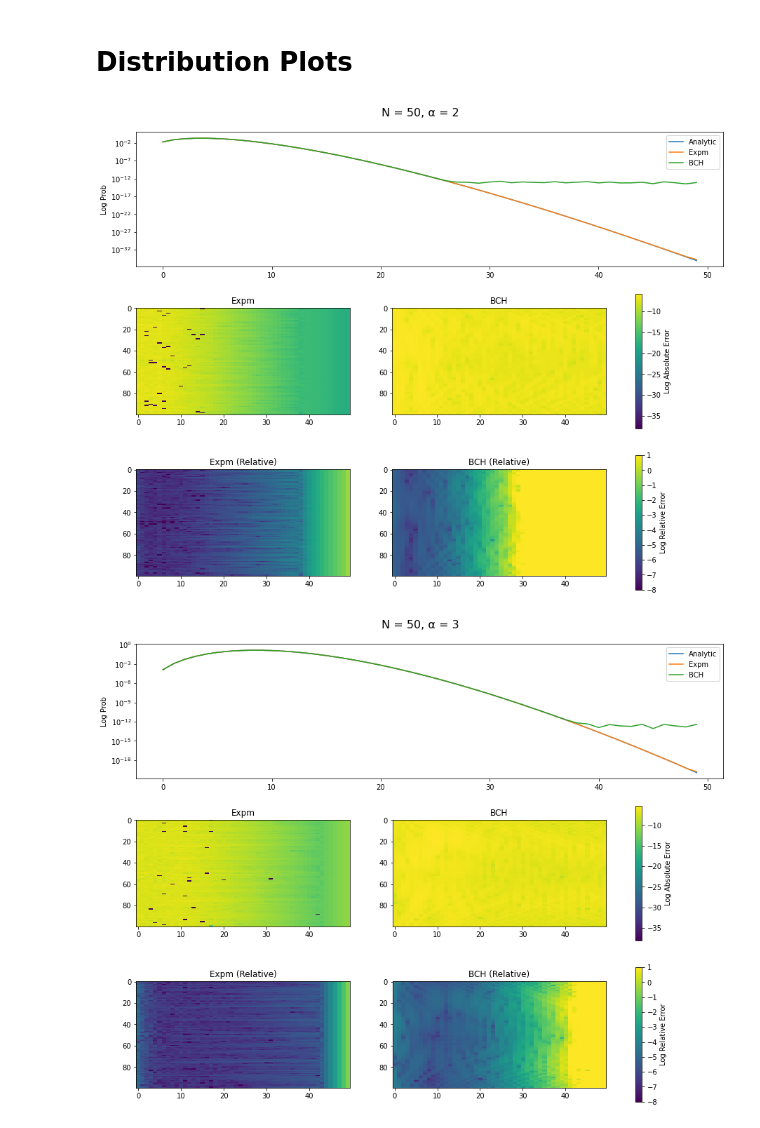
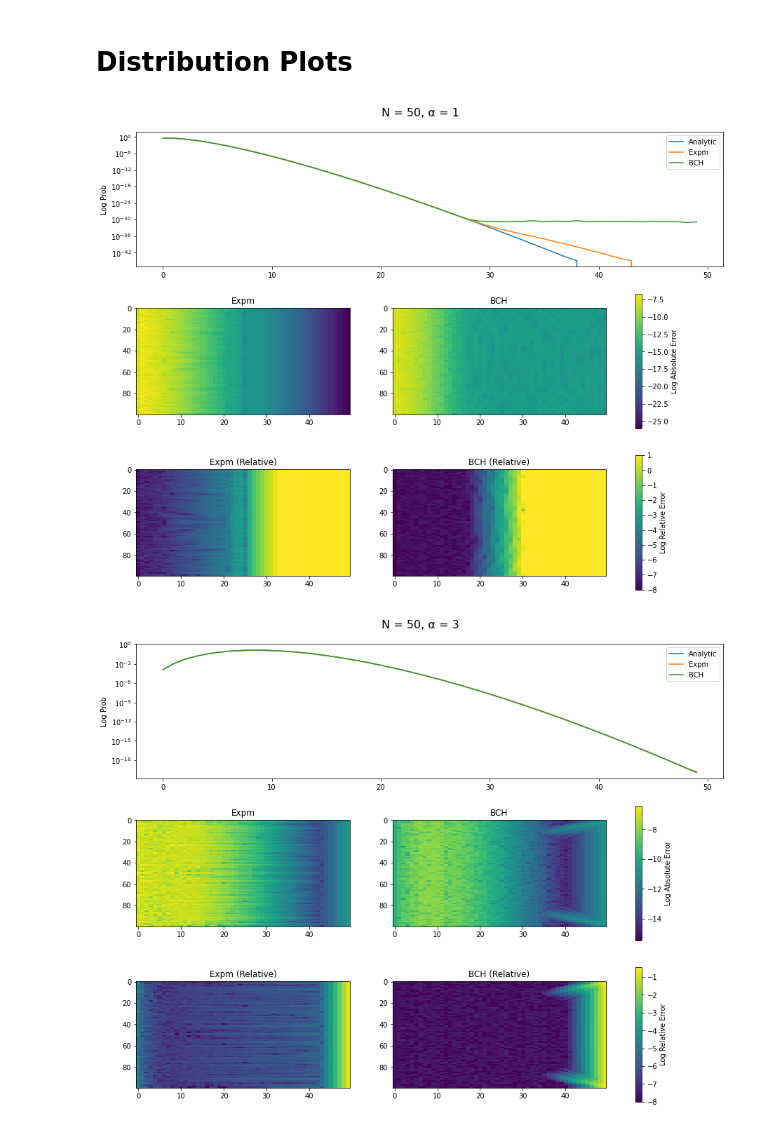
Before and after one commit to v-sivak/quantum-control-rl, a Jupyter notebook: benchmark/bch-analysis.ipynb, the cells around one changed output. Saved outputs shown, nothing was run; the diff lists cells and outputs as text; code cells hidden in the pictures.

Commit message:
Update analysis with BCH at complex128

```diff
--- a/benchmark/bch-analysis.ipynb
+++ b/benchmark/bch-analysis.ipynb
@@ -12,28 +12,29 @@ import tensorflow_benchmarking
 # Distribution Plots
 # %%
 def generate_coherent_states(N, alpha):
-    displs = tf.cast(tf.linspace(tf.constant(0, dtype=tf.float32), np.pi, 100), dtype=tf.complex64)
+    displs = tf.cast(tf.linspace(tf.constant(0, dtype=tf.float64), np.pi, 100), dtype=tf.complex128)
     displs = tf.map_fn(lambda theta: np.abs(alpha) * tf.math.exp(1j * theta), displs)
+
     analytic = err_checks.coherent_analytic(N, displs)
 
-    vac = tf.cast(tf.one_hot(0, N), dtype=tf.complex64)
+    _, bch_op = tf2_eager.eager_benchmark_BCH(N, displs, '/device:CPU:0', rep=1)
+    numeric_bch = err_checks.coherent(bch_op)
 
-    _, bch_op = tensorflow_benchmarking.eager_benchmark_BCH(N, displs, '/device:CPU:0', rep=1)
-    numeric_bch = tf.linalg.matvec(bch_op, vac)
-
-    _, op = tensorflow_benchmarking.eager_benchmark(N, displs, '/device:CPU:0', rep=1)
-    numeric = tf.linalg.matvec(op, vac)
+    _, op = tf2_eager.eager_benchmark(N, displs, '/device:CPU:0', rep=1)
+    numeric = err_checks.coherent(op)
 
     return analytic, numeric_bch, numeric
 # %%
 def log_abs_err(test, ref):
     abs_err = tf.math.abs(test - ref)
-    log_abs_err = tf.clip_by_value(tf.math.log(abs_err) / tf.math.log(10.), -38, 0)
+    log10 = tf.math.log(tf.constant(10, dtype=tf.float64))
+    log_abs_err = tf.clip_by_value(tf.math.log(abs_err) / log10, -38, 0)
     return abs_err, log_abs_err
 # %%
 def log_rel_err(test, ref):
     rel_err = tf.clip_by_value(tf.math.divide_no_nan(tf.math.abs(test - ref), tf.math.abs(ref)), 1e-8, 10)
-    log_rel_err = tf.math.log(rel_err) / tf.math.log(10.)
+    log10 = tf.math.log(tf.constant(10, dtype=tf.float64))
+    log_rel_err = tf.math.log(rel_err) / log10
     return rel_err, log_rel_err
 # %%
 def plot_abs_err(N, alpha):
@@ -85,13 +86,13 @@ def plot_abs_err(N, alpha):
     ax0.legend()
     fig.suptitle('N = %i, α = %i' % (N, alpha), y=0.92, fontsize=16)
 # %%
-plot_abs_err(50, 2)
+plot_abs_err(50, 1)
 # %% [output]
-[figure, old version]
+[figure, new version]
 # %%
 plot_abs_err(50, 3)
 # %% [output]
-[figure, old version]
+[figure, new version]
 # %%
 plot_abs_err(50, 10)
 # %% [output]
```
Also changed, not shown: parts of 12 cells of this notebook.
